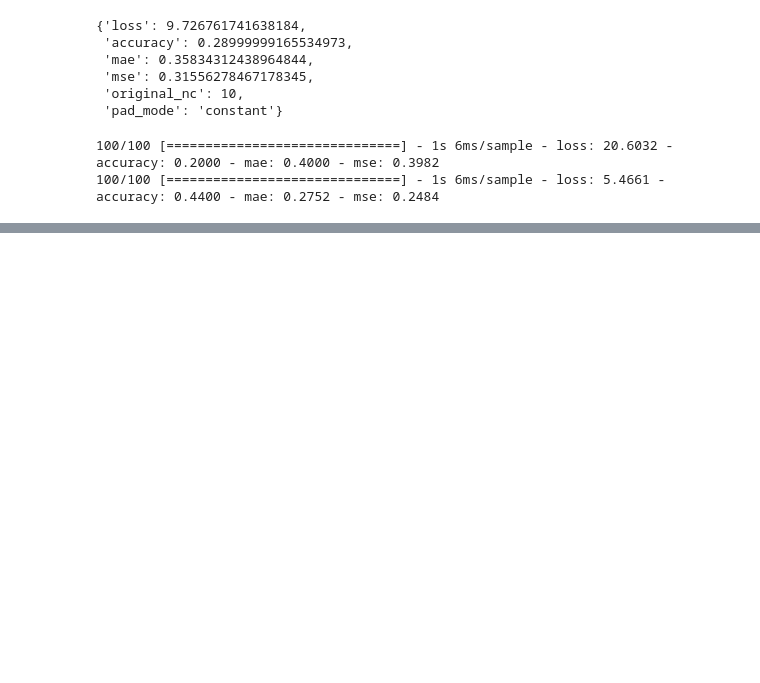
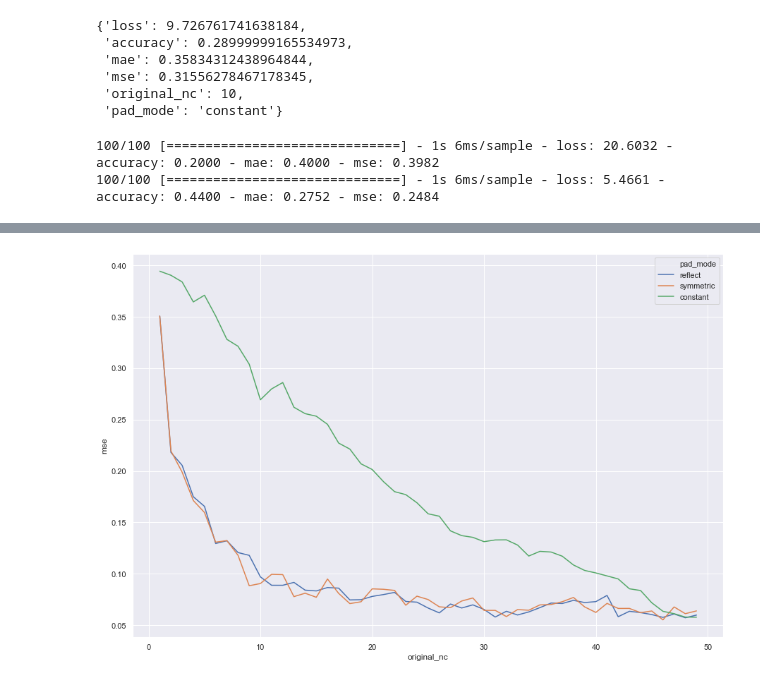
Before and after one commit to NathanPhilliber/DATA-Capstone, a Jupyter notebook: models/notebooks/06-num-channels.ipynb, the cells around one changed output, grey strips where cells are left out. Cells and saved outputs as stored; diff of their text form; code cells hidden in the pictures; blank space fills up the shorter version.

```diff
--- a/models/notebooks/06-num-channels.ipynb
+++ b/models/notebooks/06-num-channels.ipynb
@@ -195,0 +197,7 @@ plt.show()
+# %%
+plt.figure(figsize=(15, 10))
+
+ax = sns.lineplot(x='original_nc', y='mse', data=pad_df, hue='pad_mode')
+plt.show()
+# %% [output]
+[figure, added]
```
Also changed, not shown: parts of 22 cells of this notebook.
